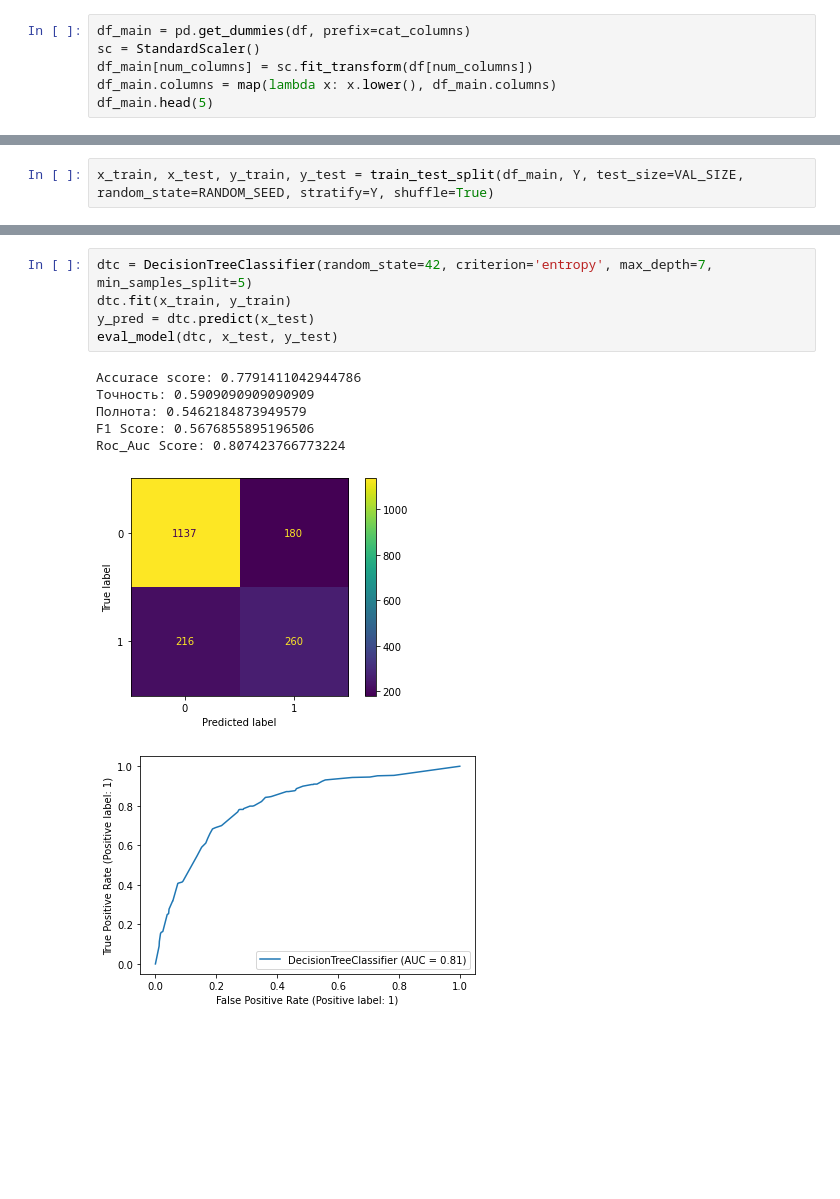
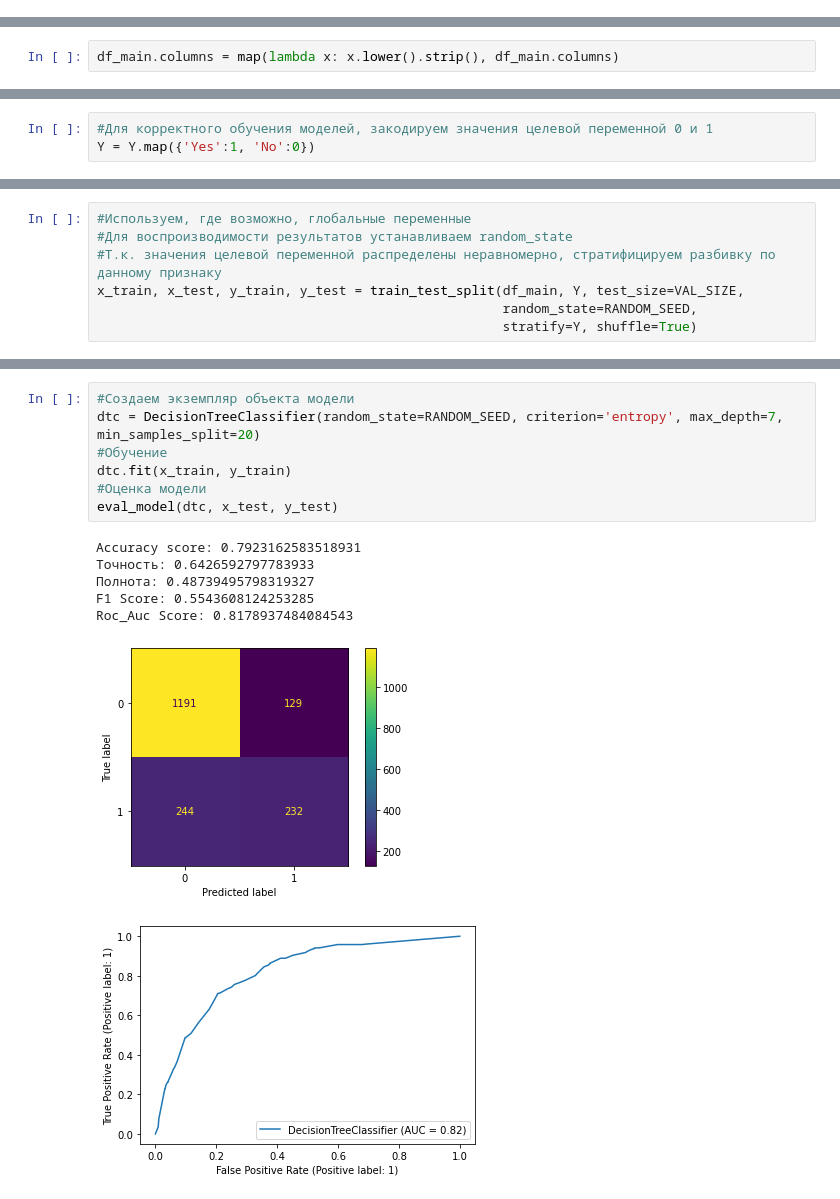
Before and after one commit to vorontsovdg/SB_CourceworkML_1, a Jupyter notebook: CourceWork_Analytics.ipynb, the cells around one changed output, grey strips where cells are left out. Cells and saved outputs as stored; diff of their text form; blank space fills up the shorter version.

```diff
--- a/CourceWork_Analytics.ipynb
+++ b/CourceWork_Analytics.ipynb
@@ -74,7 +313 @@ cat_columns = df.select_dtypes(include=['object']).columns
 num_columns = df.select_dtypes(include=['number']).columns
-# %%
-df_main = pd.get_dummies(df, prefix=cat_columns)
-sc = StandardScaler()
-df_main[num_columns] = sc.fit_transform(df[num_columns])
-df_main.columns = map(lambda x: x.lower(), df_main.columns)
-df_main.head(5)
@@ -88,0 +333,2 @@ df_main.head(5)
+# %%
+df_main.columns = map(lambda x: x.lower().strip(), df_main.columns)
@@ -94,0 +354,3 @@ Name: Churn, dtype: float64
+# %%
+#Для корректного обучения моделей, закодируем значения целевой переменной 0 и 1
+Y = Y.map({'Yes':1, 'No':0})
@@ -95,3 +364,8 @@ Name: Churn, dtype: float64
 # %%
-x_train, x_test, y_train, y_test = train_test_split(df_main, Y, test_size=VAL_SIZE, random_state=RANDOM_SEED, stratify=Y, shuffle=True)
+#Используем, где возможно, глобальные переменные
+#Для воспроизводимости результатов устанавливаем random_state
+#Т.к. значения целевой переменной распределены неравномерно, стратифицируем разбивку по данному признаку
+x_train, x_test, y_train, y_test = train_test_split(df_main, Y, test_size=VAL_SIZE,
+                                                    random_state=RANDOM_SEED,
+                                                    stratify=Y, shuffle=True)
 # %%
@@ -121,13 +422,15 @@ Roc_Auc Score: 0.843698755128475
 # %%
-dtc = DecisionTreeClassifier(random_state=42, criterion='entropy', max_depth=7, min_samples_split=5)
+#Создаем экземпляр объекта модели
+dtc = DecisionTreeClassifier(random_state=RANDOM_SEED, criterion='entropy', max_depth=7, min_samples_split=20)
+#Обучение
 dtc.fit(x_train, y_train)
-y_pred = dtc.predict(x_test)
+#Оценка модели
 eval_model(dtc, x_test, y_test)
 # %% [output]
-Accurace score: 0.7791411042944786
-Точность: 0.5909090909090909
-Полнота: 0.5462184873949579
-F1 Score: 0.5676855895196506
-Roc_Auc Score: 0.807423766773224
+Accuracy score: 0.7923162583518931
+Точность: 0.6426592797783933
+Полнота: 0.48739495798319327
+F1 Score: 0.5543608124253285
+Roc_Auc Score: 0.8178937484084543
-[figure, old version]
+[figure, new version]
-[figure, old version]
+[figure, new version]
```
Also changed, not shown: parts of 61 cells of this notebook, 1 other file.
